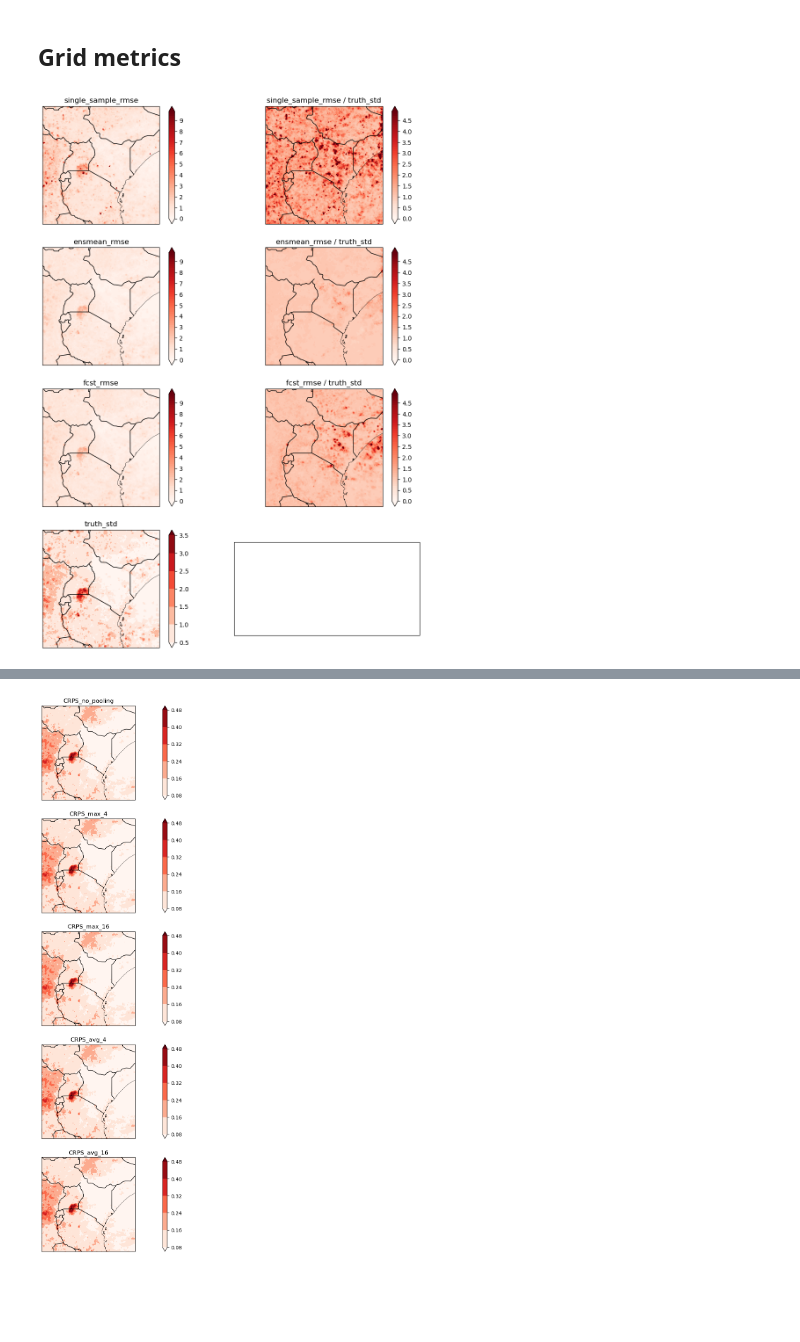
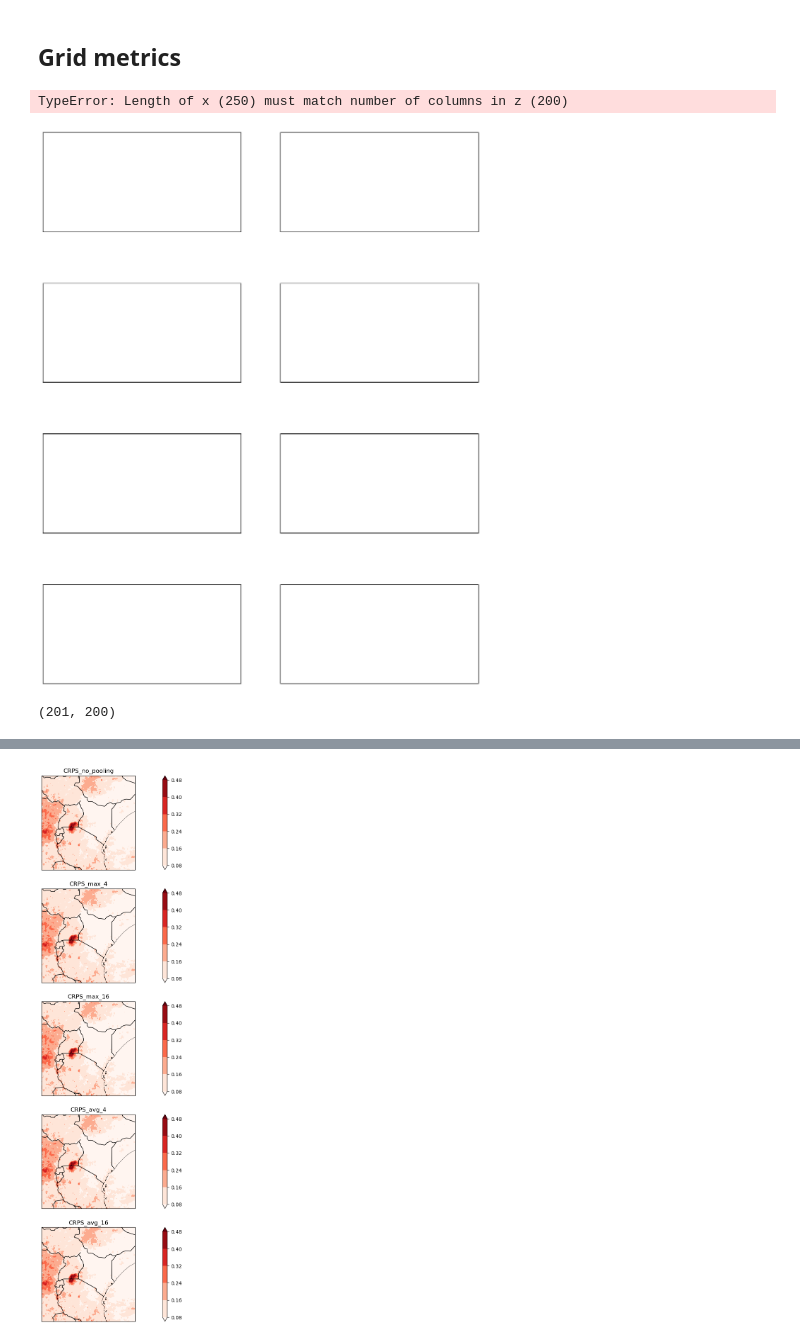
Before and after one commit to mlangguth89/downscaling-cgan, a Jupyter notebook: notebooks/plot_cgan_metrics.ipynb, the cells around one changed output, grey strips where cells are left out. Cells and saved outputs as stored; diff of their text form; code cells hidden in the pictures; blank space fills up the shorter version.

```diff
--- a/notebooks/plot_cgan_metrics.ipynb
+++ b/notebooks/plot_cgan_metrics.ipynb
@@ -202,6 +238,8 @@ from dsrnngan.rapsd import rapsd
 rapsd_truth = []
 rapsd_pred = []
 rapsd_fcst = []
+rapsd_ensmean = []
+
 for n in tqdm(range(n_samples)):
         fft_freq_pred = rapsd(truth_array[n,:,:], fft_method=np.fft)
         rapsd_truth.append(fft_freq_pred)
@@ -212,9 +250,13 @@ for n in tqdm(range(n_samples)):
         fft_freq_fcst = rapsd(fcst_array[n, :, :], fft_method=np.fft)
         rapsd_fcst.append(fft_freq_fcst)
 
+        fft_freq_ensmean = rapsd(ensmean_array[n, :, :], fft_method=np.fft)
+        rapsd_ensmean.append(fft_freq_ensmean)
+
 rapsd_truth = np.mean(np.stack(rapsd_truth, axis=-1), axis=-1)
 rapsd_pred = np.mean(np.stack(rapsd_pred, axis=-1), axis=-1)
 rapsd_fcst = np.mean(np.stack(rapsd_fcst, axis=-1), axis=-1)
+rapsd_ensmean = np.mean(np.stack(rapsd_ensmean, axis=-1), axis=-1)
 # %%
 fig, ax = plt.subplots(1,1)
 
@@ -313,29 +378,0 @@ ax.plot(np.arange(0,max_val, 0.01), np.arange(0,max_val, 0.01), 'k--')
-# %%
-# Quantiles for different areas
-quantile_boundaries = np.arange(0, 1, 1/20)
-
-fig, ax = plt.subplots(max(2, len(special_areas)),1, figsize=(6, 16))
-
-for n, (area, area_range) in enumerate(special_areas.items()):
-
-
-    lat_range = area_range['lat_index_range']
-    lon_range = area_range['lon_index_range']
-    truth_quantiles = np.quantile(truth_array[:, lat_range[0]:lat_range[1], lon_range[0]:lon_range[1]], quantile_boundaries)
-    sample_quantiles = np.quantile(samples_gen_array[:, lat_range[0]:lat_range[1], lon_range[0]:lon_range[1], 0], quantile_boundaries)
-    fcst_quantiles = np.quantile(fcst_array[:, lat_range[0]:lat_range[1], lon_range[0]:lon_range[1]], quantile_boundaries)
-
-    max_val = max(max(truth_quantiles), max(sample_quantiles), max(fcst_quantiles))
-
-    ax[n].scatter(truth_quantiles, sample_quantiles, marker='+', label='cgan')
-    ax[n].scatter(truth_quantiles, fcst_quantiles, marker='x', label='fcst')
-    ax[n].plot(np.arange(0,max_val, 0.01), np.arange(0,max_val, 0.01), 'k--')
-    ax[n].set_xlabel('truth')
-    ax[n].set_ylabel('model')
-    ax[n].set_title(area)
-    ax[n].set_xlim([-0.01, max_val + 0.01])
-    ax[n].set_ylim([-0.01, max_val + 0.01])
-    ax[n].legend()
-
-fig.tight_layout(pad=2.0)
-plt.savefig('cgan_metrics/quantiles_area.png')
@@ -351,5 +386,5 @@ from dsrnngan.plots import default_latitude_range, default_longitude_range
 # %%
-def plot_contourf(ax, data, title, value_range=None,lon_range=default_longitude_range, lat_range=default_latitude_range,
+def plot_contourf_2(ax, data, title, value_range=None, lon_range=DEFAULT_LONGITUDE_RANGE, lat_range=DEFAULT_LATITUDE_RANGE,
                   cmap='Reds'):
 
     if value_range:
@@ -358,6 +393,8 @@ def plot_contourf(ax, data, title, value_range=None,lon_range=default_longitude_
                             levels=value_range, norm=colors.Normalize(min(value_range), max(value_range)),
                             extend='both')
     else:
+        print(len(lon_range))
+        print(len(lat_range))
         im = ax.contourf(lon_range, lat_range, data, transform=ccrs.PlateCarree(),
                     cmap=cmap,
                     extend='both')
@@ -378,28 +415,33 @@ truth_std = np.std(truth_array, axis=0)
 # %%
 # RMSE
 fig, ax = plt.subplots(len(rmse_dict.keys())+1,2,
                        subplot_kw={'projection' : ccrs.PlateCarree()},
                        figsize=(12,16))
 
 max_level = 10
 value_range = list(np.arange(0, max_level, max_level / 50))
 
 value_range_2 = list(np.arange(0, 5, 5 / 50))
 
 for n, (k, v) in enumerate(rmse_dict.items()):
 
-    im = plot_contourf(ax[n,0], v, title=k, value_range=value_range)
+    im = plot_contourf_2(ax[n,0], v, title=k, value_range=value_range)
     plt.colorbar(im, ax=ax[n,0])
     ax[n,0].set_title(k)
-    im2 = plot_contourf(ax[n,1], v / truth_std, title=k + ' / truth_std', value_range=value_range_2 )
+    im2 = plot_contourf_2(ax[n,1], v / truth_std, title=k + ' / truth_std', value_range=value_range_2 )
     plt.colorbar(im2, ax=ax[n,1])
 
-im = plot_contourf(ax[n+1,0], truth_std, title='truth_std')
+im = plot_contourf_2(ax[n+1,0], truth_std, title='truth_std')
 plt.colorbar(im, ax=ax[n+1,0])
 
 plt.savefig('cgan_metrics/rmse.png')
 # %% [output]
+TypeError: Length of x (250) must match number of columns in z (200)
-[figure, old version]
+[figure, new version]
+# %%
+v.shape
+# %% [output]
+(201, 200)
 # %%
 # bias
 bias_dict = {'single_sample_bias': np.mean(samples_gen_array[:,:,:,0] - truth_array, axis=0),
```
Also changed, not shown: parts of 19 cells of this notebook, 1 other file.
